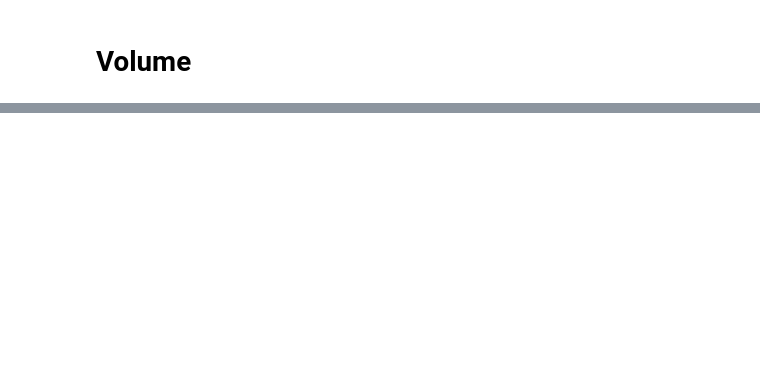
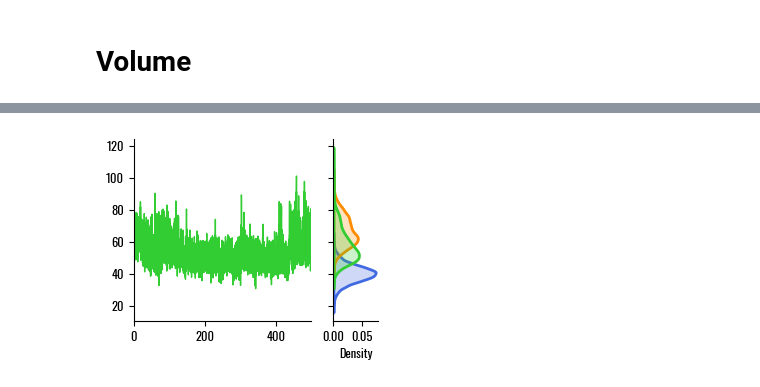
Before and after one commit to lorenzopallante/TAS2R46, a Jupyter notebook: Conformational_analysis.ipynb, the cells around one changed output, grey strips where cells are left out. Cells and saved outputs as stored; diff of their text form; code cells hidden in the pictures; blank space fills up the shorter version.

```diff
--- a/Conformational_analysis.ipynb
+++ b/Conformational_analysis.ipynb
@@ -140,0 +183,23 @@ fig.tight_layout()
+# %%
+u_whole = mda.Universe('../01-sim/7XP6_noLig/start.pdb','../01-sim/7XP6_noLig/cat_whole.xtc')
+angle = []
+for _ in u_whole.trajectory:
+    v1 = u_whole.select_atoms('resid 241 and name CA').positions[0] - u_whole.select_atoms('resid 241 and name CG CD2 CE2 CZ CE1 CD1').positions[0]
+    v2 = u_whole.select_atoms('resid 241 and name CA').positions[0] - u_whole.select_atoms('resid 271 and name CA').positions[0]
+    a1 = np.arccos(np.dot(v1,v2)/(np.linalg.norm(v1)*np.linalg.norm(v2)))*180/np.pi
+    v2 = u_whole.select_atoms('resid 241 and name CA').positions[0] - u_whole.select_atoms('resid 188 and name CA').positions[0]
+    a2 = np.arccos(np.dot(v1,v2)/(np.linalg.norm(v1)*np.linalg.norm(v2)))*180/np.pi
+    angle.append([a1,a2])
+angles_whole = np.vstack(angle)
+# %%
+fig,ax = plt.subplots(1,2,figsize=(8/2.54,6/2.54),sharey=True,gridspec_kw={'width_ratios': [4, 1]})
+ts = 0.05
+i=0
+ax[0].plot(np.arange(0,500,ts),angles_whole[int(500*i/ts):int(500*(1+i)/ts),0],color=palette[2])
+ax[0].set_xlim(0,500)
+sns.kdeplot(y=angles[0,:,0],ax=ax[1],color=palette[0],label='Apo',cut=0, fill=True)
+sns.kdeplot(y=angles[1,:,0],ax=ax[1],color=palette[1],label='Holo',cut=0, fill=True)
+sns.kdeplot(y=angles[2,:,0],ax=ax[1],color=palette[2],label='Trans',cut=0, fill=True)
+sns.despine()
+# %% [output]
+[figure, added]
```
Also changed, not shown: parts of 12 cells of this notebook.
